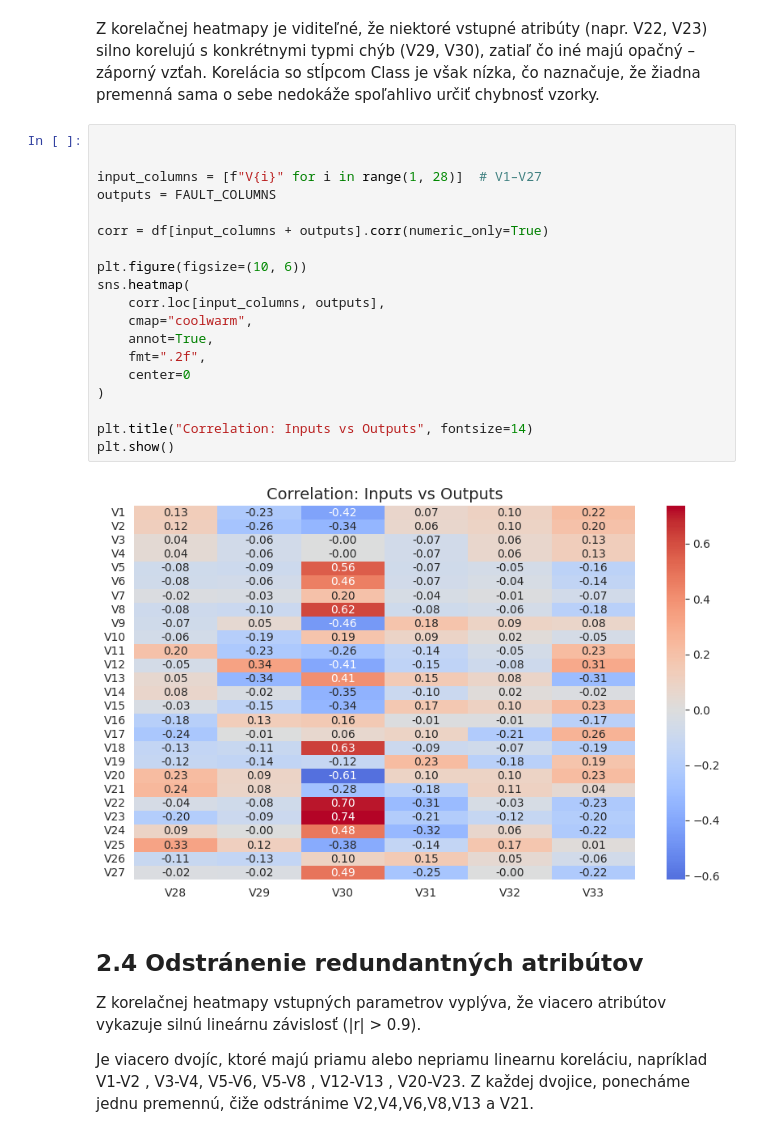
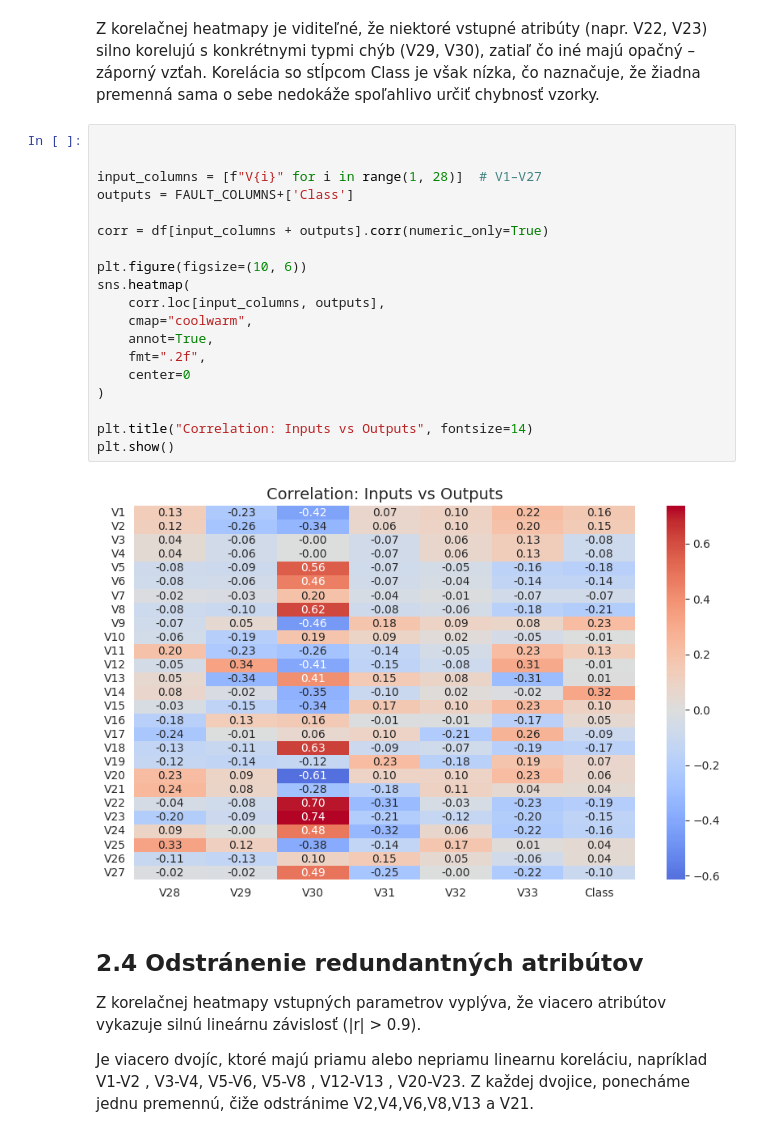
Before and after one commit to NikolasKekelak/ZNEUS_pr_1_MiklovicKekelak, a Jupyter notebook: simple_docu.ipynb, the cells around one changed output. Saved outputs shown, nothing was run; the diff lists cells and outputs as text.

```diff
--- a/simple_docu.ipynb
+++ b/simple_docu.ipynb
@@ -103,24 +103,24 @@ Z korelačnej heatmapy je viditeľné, že niektoré vstupné atribúty (napr. V
 # %%
 
 
 input_columns = [f"V{i}" for i in range(1, 28)]  # V1–V27
-outputs = FAULT_COLUMNS
+outputs = FAULT_COLUMNS+['Class']
 
 corr = df[input_columns + outputs].corr(numeric_only=True)
 
 plt.figure(figsize=(10, 6))
 sns.heatmap(
     corr.loc[input_columns, outputs],
     cmap="coolwarm",
     annot=True,
     fmt=".2f",
     center=0
 )
 
 plt.title("Correlation: Inputs vs Outputs", fontsize=14)
 plt.show()
 # %% [output]
-[figure, old version]
+[figure, new version]
 # %% [markdown]
 ## 2.4 Odstránenie redundantných atribútov
 
```
Also changed, not shown: parts of 8 cells of this notebook, 3 other files.
